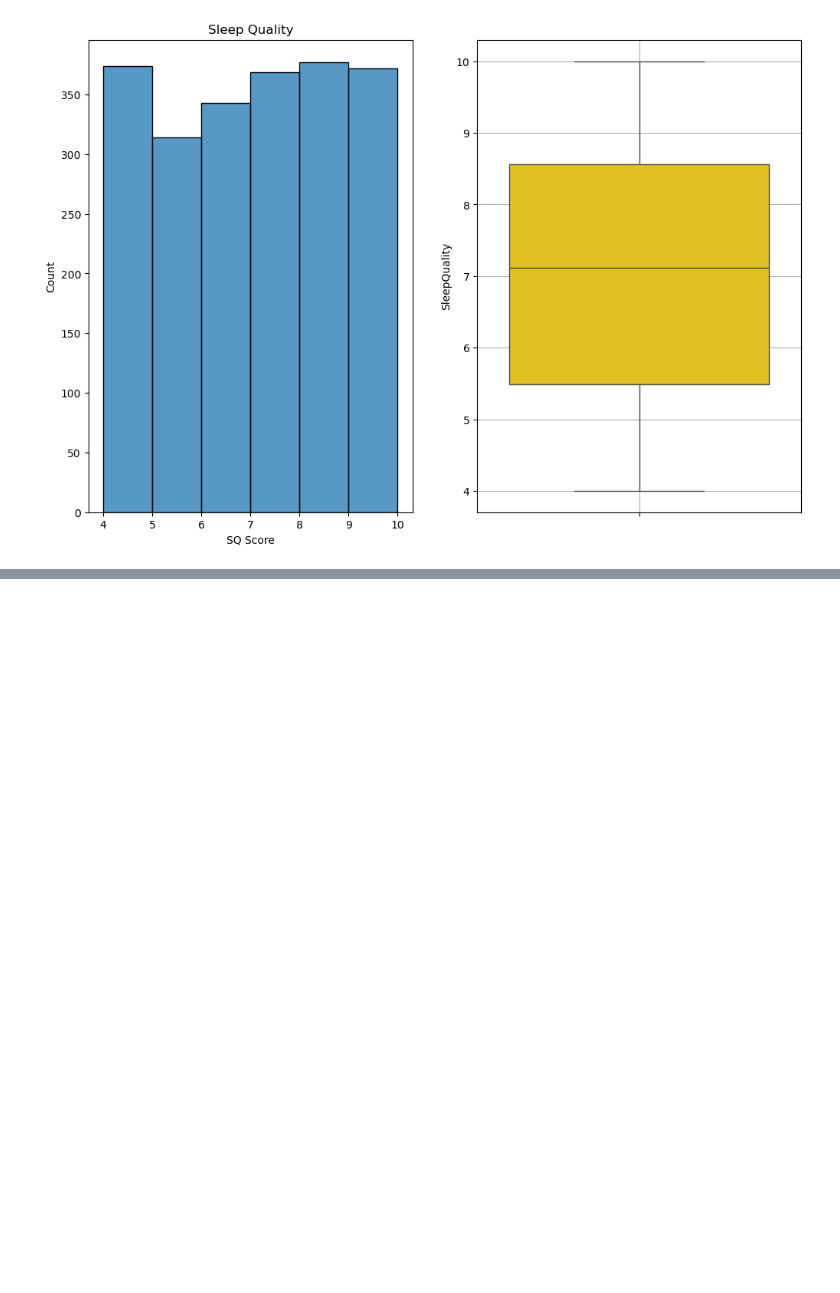
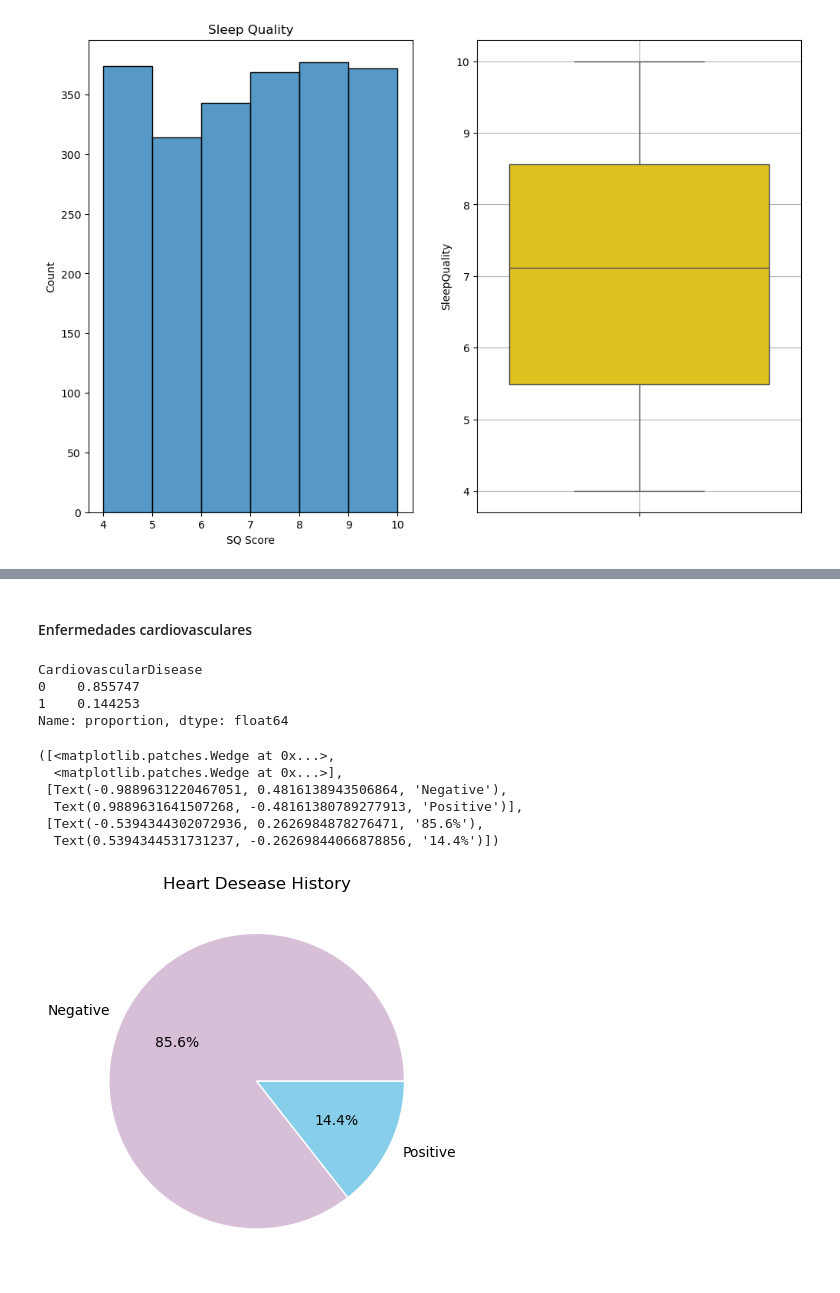
Before and after one commit to fdiezdev/alzheimer-dataset, a Jupyter notebook: main.ipynb, the cells around one changed output, grey strips where cells are left out. Saved outputs shown, nothing was run; the diff lists cells and outputs as text; code cells hidden in the pictures; blank space fills up the shorter version.

```diff
--- a/main.ipynb
+++ b/main.ipynb
@@ -528,0 +568,27 @@ A modo de resumen, con lo analizado obtenidos hasta ahora, este dataset se compo
+# %% [markdown]
+#### Enfermedades cardiovasculares
+# %%
+cardiovascular_desease = df['CardiovascularDisease'].value_counts()
+
+df['CardiovascularDisease'].value_counts(normalize=True)
+# %% [output]
+CardiovascularDisease
+0    0.855747
+1    0.144253
+Name: proportion, dtype: float64
+# %%
+plt.title('Heart Desease History')
+plt.pie(cardiovascular_desease, labels=['Negative', 'Positive'],
+        autopct='%1.1f%%',
+        colors=['thistle', 'skyblue'],
+        wedgeprops = {"edgecolor" : "white",
+                      'linewidth': 1,
+                      'antialiased': True})
+# %% [output]
+([<matplotlib.patches.Wedge at 0x...>,
+  <matplotlib.patches.Wedge at 0x...>],
+ [Text(-0.9889631220467051, 0.4816138943506864, 'Negative'),
+  Text(0.9889631641507268, -0.48161380789277913, 'Positive')],
+ [Text(-0.5394344302072936, 0.2626984878276471, '85.6%'),
+  Text(0.5394344531731237, -0.26269844066878856, '14.4%')])
+[figure, added]
```
Also changed, not shown: parts of 49 cells of this notebook.
